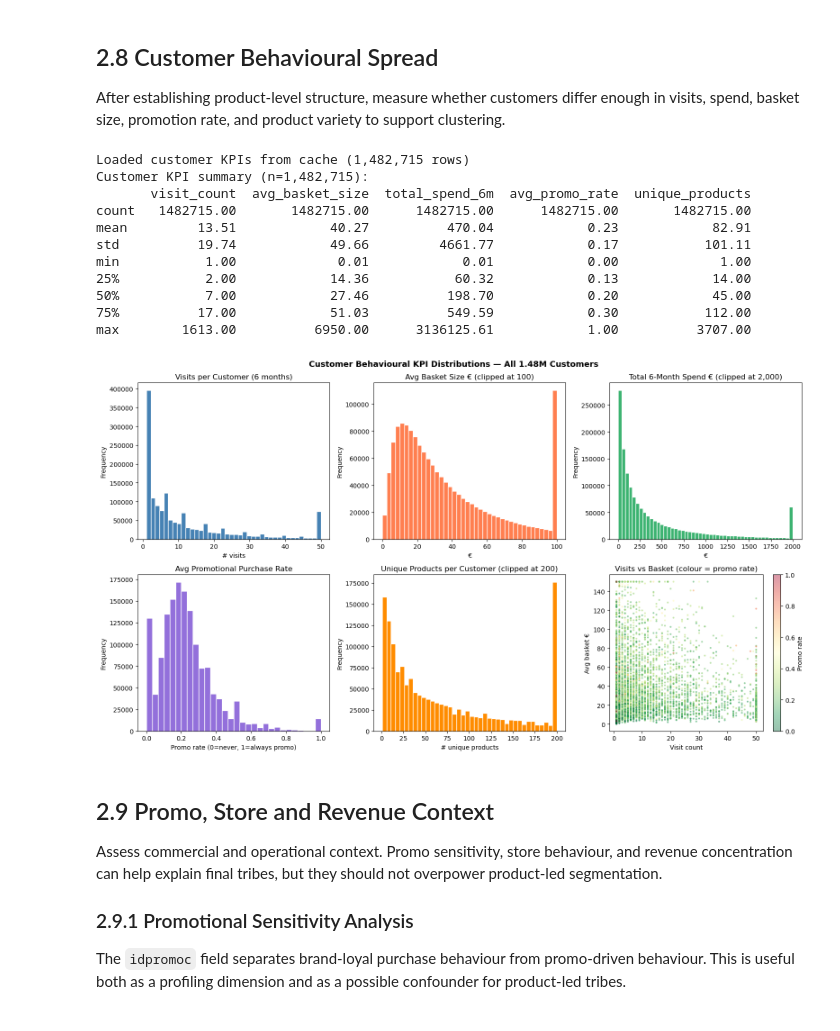
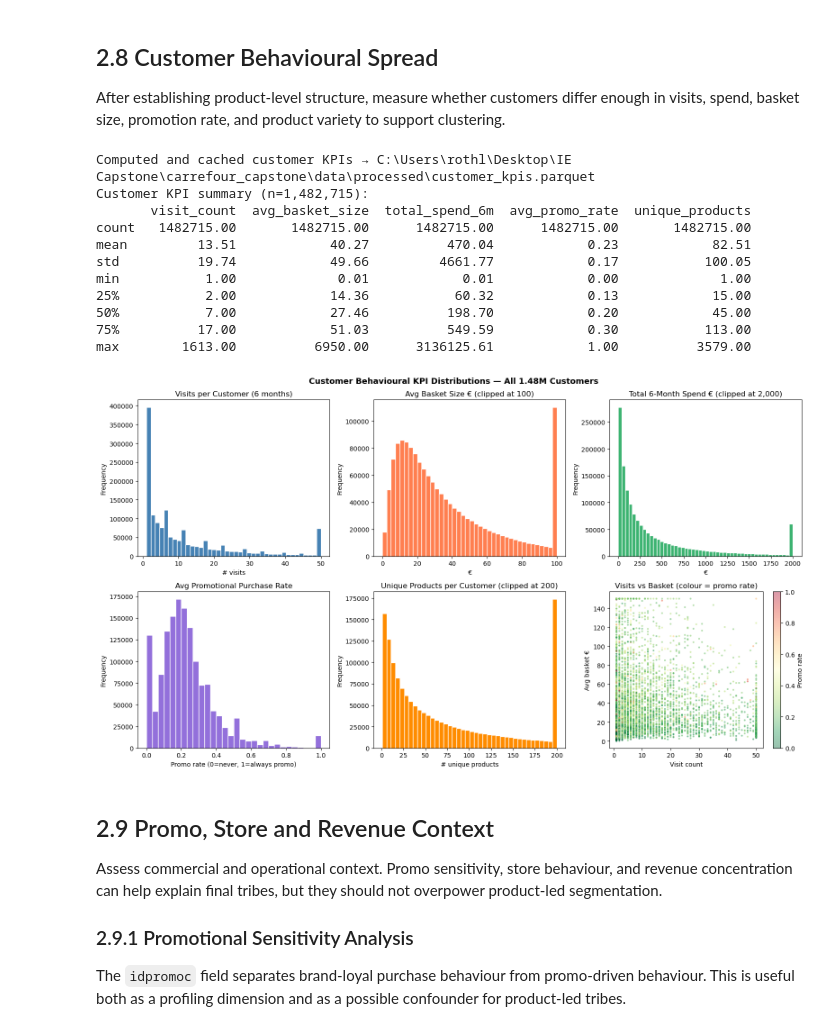
Before and after one commit to robsrot/carrefour_capstone, a Jupyter notebook: notebooks/02_pre-analysis.ipynb, the cells around one changed output. Cells and saved outputs as stored; diff of their text form; code cells hidden in the pictures.

Commit message:
Fix randomness in parquet generation

```diff
--- a/notebooks/02_pre-analysis.ipynb
+++ b/notebooks/02_pre-analysis.ipynb
@@ -966,15 +966,18 @@ else:
     ])
 
     diversity_lf = clean_lf.group_by("cliente").agg(
-        # approx_n_unique uses HyperLogLog (~1% error) — O(1) memory vs O(cardinality) for exact n_unique
-        pl.col("idarticu").approx_n_unique().alias("unique_products")
+        pl.col("idarticu").n_unique().alias("unique_products")
     )
 
     # Two sequential streaming collects — each processes 190M rows in micro-batches,
     # keeping peak RAM proportional to batch size rather than full dataset size.
     cust_df      = cust_lf.collect(engine="streaming").to_pandas()
     diversity_df = diversity_lf.collect(engine="streaming").to_pandas()
-    cust_stats   = cust_df.merge(diversity_df, on="cliente")
+    cust_stats = (
+        cust_df.merge(diversity_df, on="cliente")
+        .sort_values("cliente")
+        .reset_index(drop=True)
+    )
 
     cust_stats.to_parquet(_cache_path, index=False)
     print(f"Computed and cached customer KPIs → {_cache_path}")
@@ -996,40 +999,40 @@ cust_stats["total_spend_6m"].clip(upper=2000).plot.hist(
     bins=50, ax=axes[0,2], color="mediumseagreen", edgecolor="white",
     title="Total 6-Month Spend € (clipped at 2,000)")
 axes[0,2].set_xlabel("€")
 cust_stats["avg_promo_rate"].plot.hist(
     bins=30, ax=axes[1,0], color="mediumpurple", edgecolor="white",
     title="Avg Promotional Purchase Rate")
 axes[1,0].set_xlabel("Promo rate (0=never, 1=always promo)")
 cust_stats["unique_products"].clip(upper=200).plot.hist(
     bins=40, ax=axes[1,1], color="darkorange", edgecolor="white",
     title="Unique Products per Customer (clipped at 200)")
 axes[1,1].set_xlabel("# unique products")
 s = cust_stats.sample(min(5000, len(cust_stats)), random_state=42)
 sc = axes[1,2].scatter(s["visit_count"].clip(upper=50),
                         s["avg_basket_size"].clip(upper=150),
                         c=s["avg_promo_rate"], cmap="RdYlGn_r",
                         s=4, alpha=0.4)
 plt.colorbar(sc, ax=axes[1,2], label="Promo rate")
 axes[1,2].set_xlabel("Visit count"); axes[1,2].set_ylabel("Avg basket €")
 axes[1,2].set_title("Visits vs Basket (colour = promo rate)")
 plt.suptitle("Customer Behavioural KPI Distributions — All 1.48M Customers",
              fontsize=13, fontweight="bold")
 plt.tight_layout()
 plt.savefig(OUTPUTS / "eda_customer_kpis.png", dpi=120)
 plt.show()
 # %% [output]
-Loaded customer KPIs from cache (1,482,715 rows)
+Computed and cached customer KPIs → C:\Users\rothl\Desktop\IE Capstone\carrefour_capstone\data\processed\customer_kpis.parquet
 Customer KPI summary (n=1,482,715):
        visit_count  avg_basket_size  total_spend_6m  avg_promo_rate  unique_products
 count   1482715.00       1482715.00      1482715.00      1482715.00       1482715.00
-mean         13.51            40.27          470.04            0.23            82.91
-std          19.74            49.66         4661.77            0.17           101.11
+mean         13.51            40.27          470.04            0.23            82.51
+std          19.74            49.66         4661.77            0.17           100.05
 min           1.00             0.01            0.01            0.00             1.00
-25%           2.00            14.36           60.32            0.13            14.00
+25%           2.00            14.36           60.32            0.13            15.00
 50%           7.00            27.46          198.70            0.20            45.00
-75%          17.00            51.03          549.59            0.30           112.00
-max        1613.00          6950.00      3136125.61            1.00          3707.00
+75%          17.00            51.03          549.59            0.30           113.00
+max        1613.00          6950.00      3136125.61            1.00          3579.00
-[figure, old version]
+[figure, new version]
 # %% [markdown]
 <a id="29-promo-store-and-revenue-context"></a>
 ## 2.9 Promo, Store and Revenue Context
```
Also changed, not shown: parts of 2 cells of this notebook, 7 other files.
